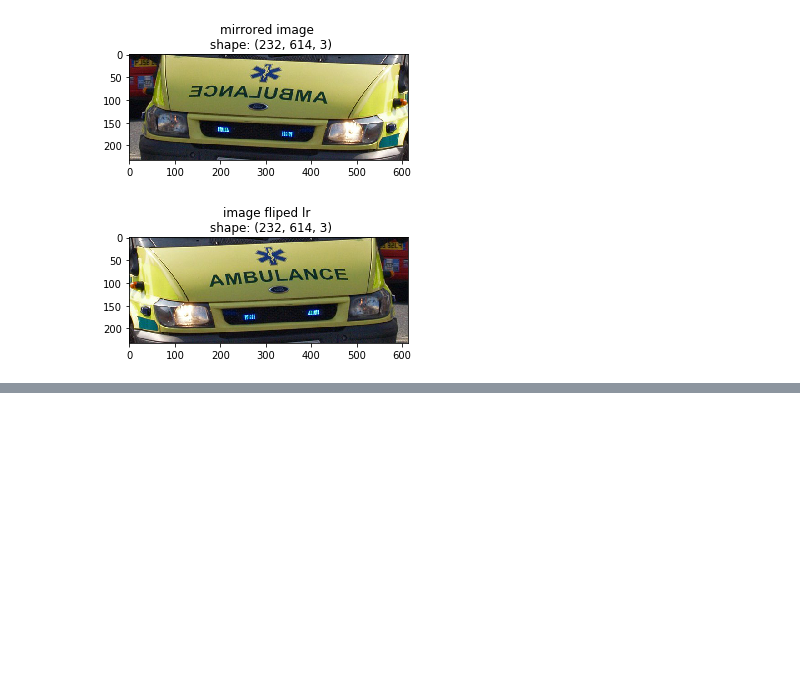
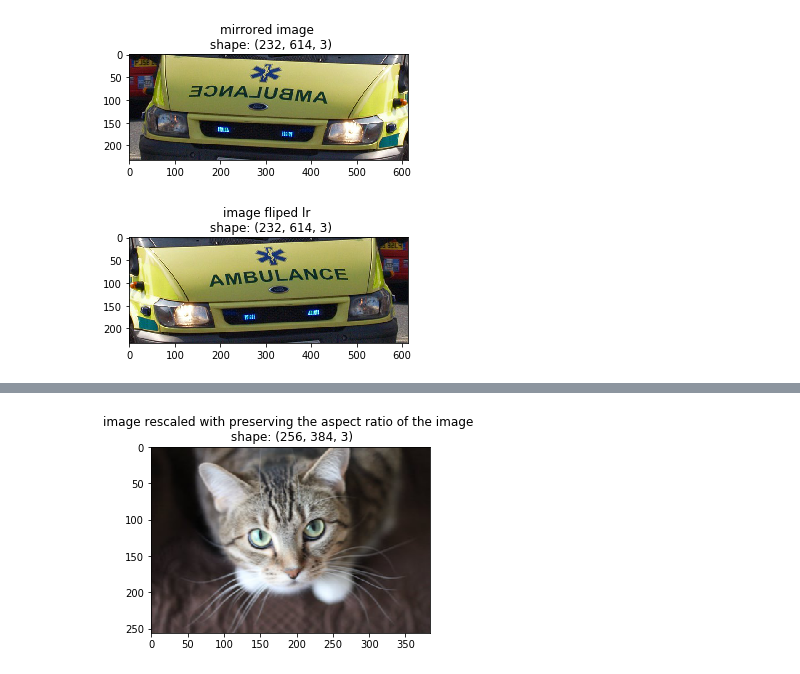
Before and after one commit to alisharifara/myCaffe2Examples, a Jupyter notebook: 05-ImagePreProcessingPipeline.ipynb, the cells around one changed output, grey strips where cells are left out. Saved outputs shown, nothing was run; the diff lists cells and outputs as text; code cells hidden in the pictures; blank space fills up the shorter version.

```diff
--- a/05-ImagePreProcessingPipeline.ipynb
+++ b/05-ImagePreProcessingPipeline.ipynb
@@ -89,0 +105,7 @@ display_image(img_mirrored_fliplr, 'image fliped lr')
+# %%
+# to preserve the aspect ratio of the image, we need to rescale the image
+
+img_rescaled = skimage.transform.rescale(img_resized, (1.0, aspect_ratio))
+display_image(img_rescaled, 'image rescaled with preserving the aspect ratio of the image')
+# %% [output]
+[figure, added]
```
Also changed, not shown: parts of 3 cells of this notebook.
